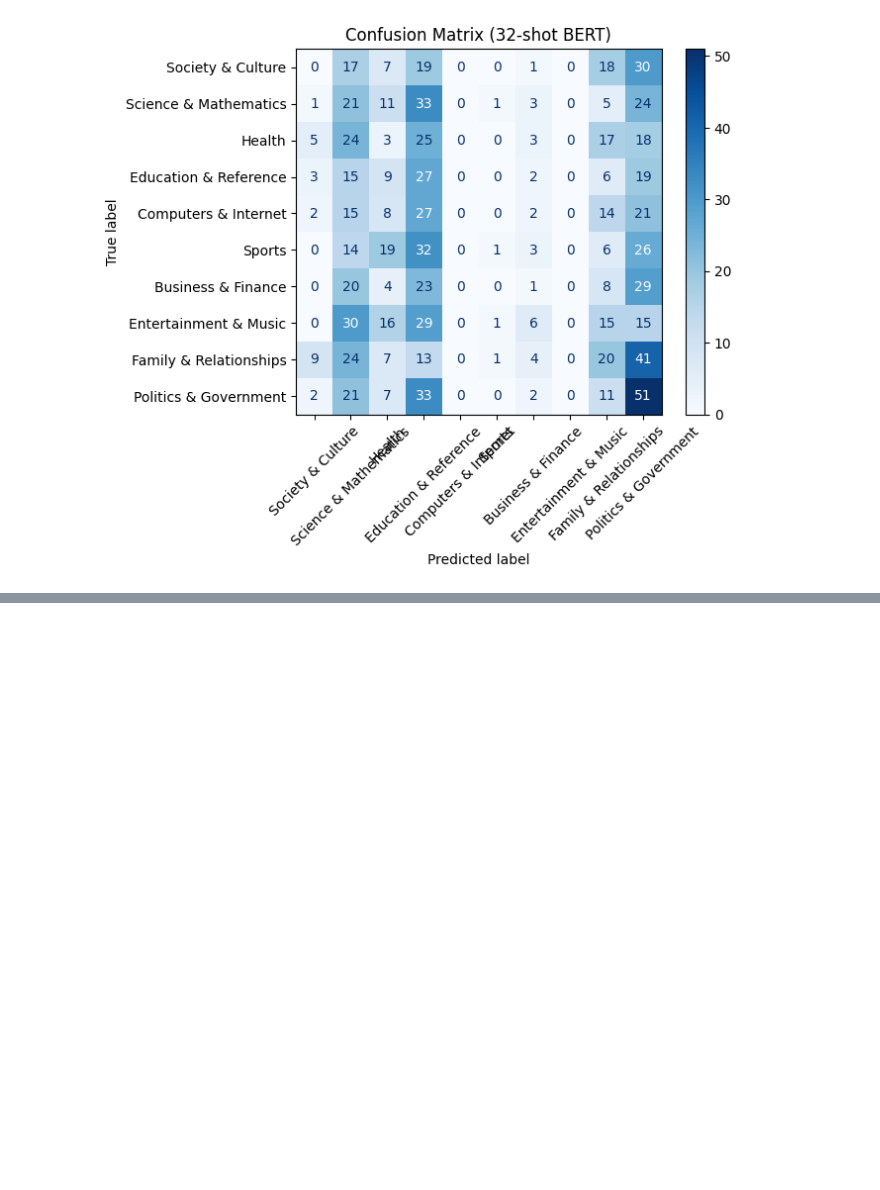
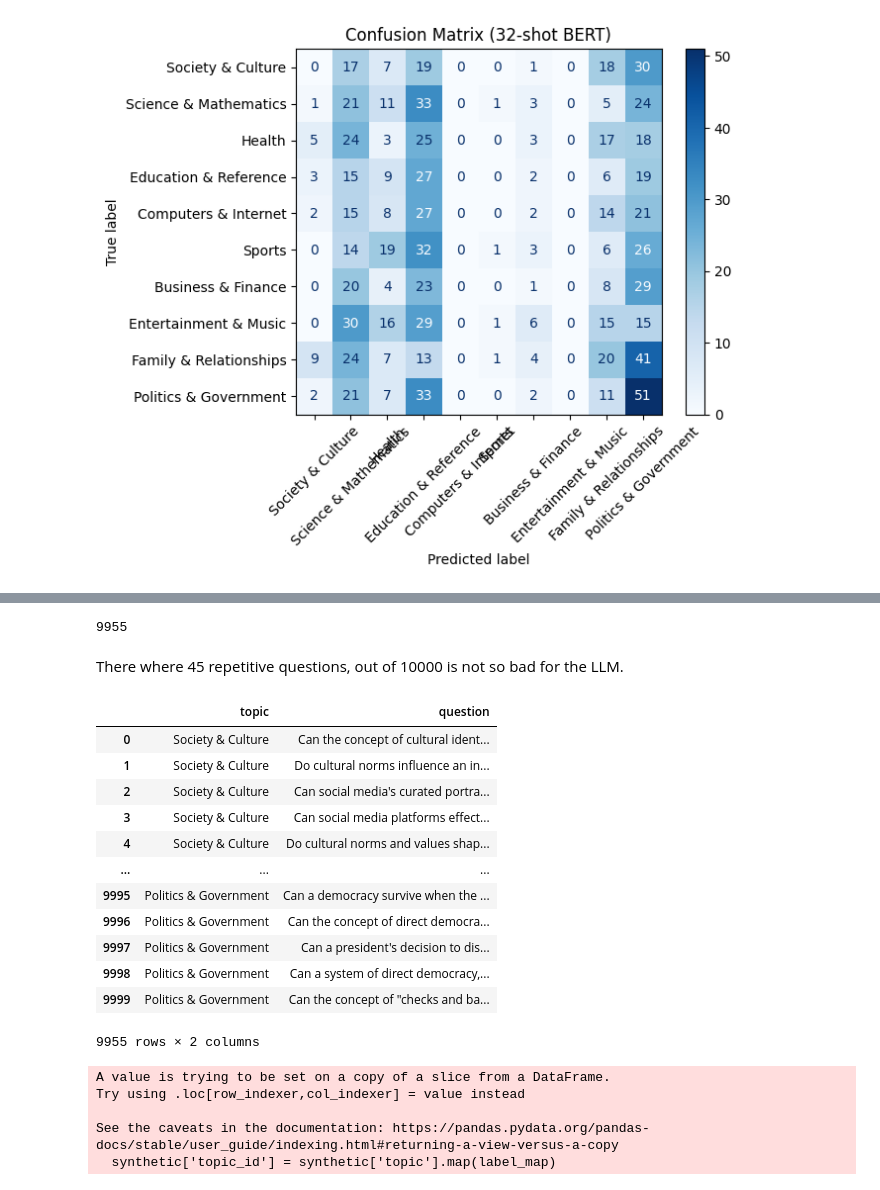
Before and after one commit to otausendschoen/NLP_Yahoo-Answers, a Jupyter notebook: project.ipynb, the cells around one changed output, grey strips where cells are left out. Cells and saved outputs as stored; diff of their text form; code cells hidden in the pictures; blank space fills up the shorter version.

```diff
--- a/project.ipynb
+++ b/project.ipynb
@@ -1956,0 +2184,4 @@ print("Dataset saved as questions_dataset.csv")
+# %%
+#read csv
+synthetic_questions =pd.read_csv("/content/drive/MyDrive/DATA/questions_dataset.csv")
+synthetic_questions.head()
@@ -1956,0 +2215,32 @@ print("Dataset saved as questions_dataset.csv")
+# %%
+synthetic =synthetic_questions.drop_duplicates('question',keep='first')
+print(len(synthetic))
+# %% [output]
+9955
+# %% [markdown]
+There where 45 repetitive questions, out of 10000 is not so bad for the LLM.
+# %%
+synthetic
+# %% [output]
+|  | topic | question |
+| 0 | Society & Culture | Can the concept of cultural ident... |
+| 1 | Society & Culture | Do cultural norms influence an in... |
+| 2 | Society & Culture | Can social media's curated portra... |
+| 3 | Society & Culture | Can social media platforms effect... |
+| 4 | Society & Culture | Do cultural norms and values shap... |
+| ... | ... | ... |
+| 9995 | Politics & Government | Can a democracy survive when the ... |
+| 9996 | Politics & Government | Can the concept of direct democra... |
+| 9997 | Politics & Government | Can a president's decision to dis... |
+| 9998 | Politics & Government | Can a system of direct democracy,... |
+| 9999 | Politics & Government | Can the concept of "checks and ba... |
+9955 rows × 2 columns
+# %%
+df =df.drop(columns = ['question_title','best_answer','id'])
+synthetic['topic_id'] = synthetic['topic'].map(label_map)
+# %% [output]
+A value is trying to be set on a copy of a slice from a DataFrame.
+Try using .loc[row_indexer,col_indexer] = value instead
+
+See the caveats in the documentation: https://pandas.pydata.org/pandas-docs/stable/user_guide/indexing.html#returning-a-view-versus-a-copy
+  synthetic['topic_id'] = synthetic['topic'].map(label_map)
```
Also changed, not shown: parts of 49 cells of this notebook.
